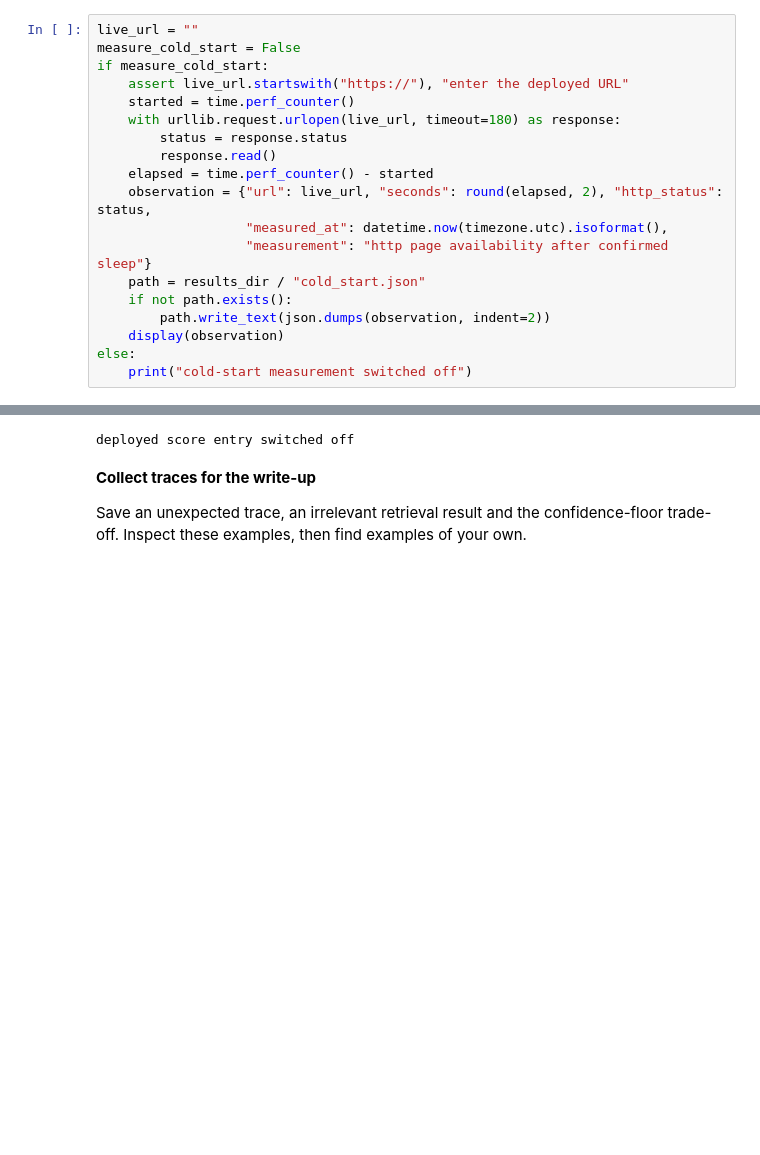
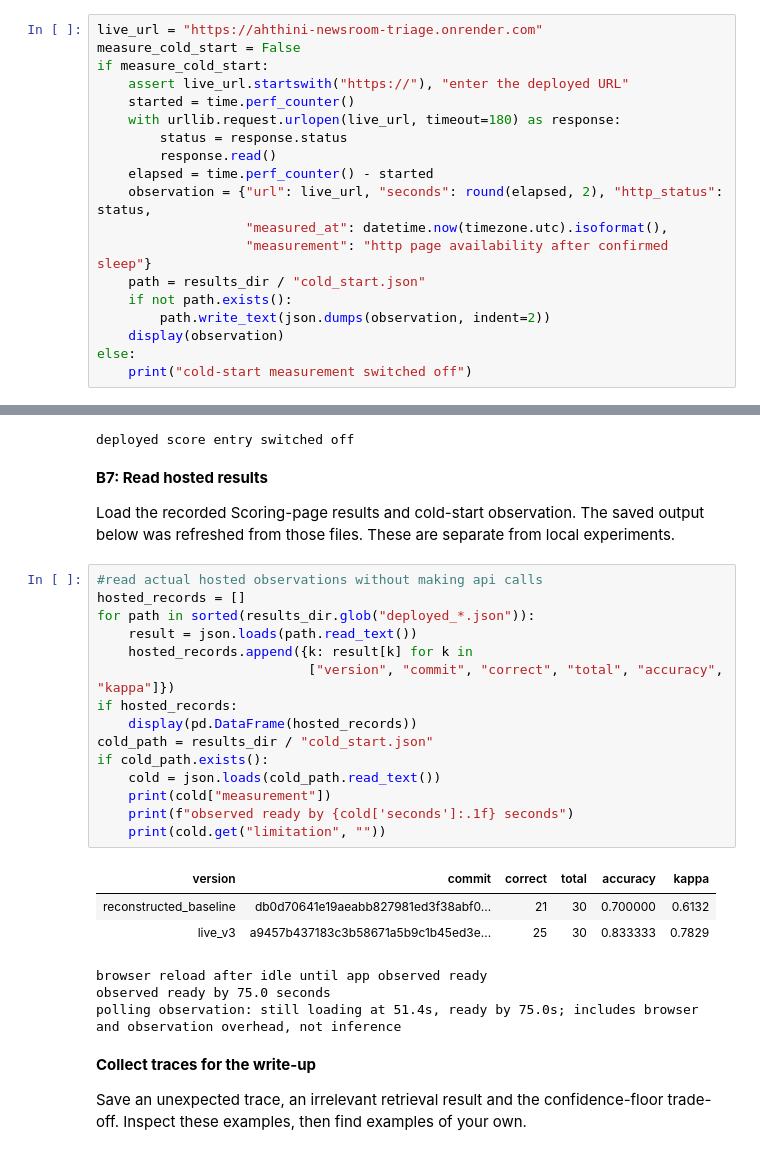
Before and after one commit to ahthini/Ahthini-LSA-AI-ML, a Jupyter notebook: Week 2/week2.ipynb, the cells around one changed output, grey strips where cells are left out. Saved outputs shown, nothing was run; the diff lists cells and outputs as text; blank space fills up the shorter version.

Commit message:
Record hosted Week 2 scores and deployment evidence

```diff
--- a/Week 2/week2.ipynb
+++ b/Week 2/week2.ipynb
@@ -572,5 +572,5 @@ Leave the hosted app idle until it sleeps, then time opening the page. This meas
 # %%
-live_url = ""
+live_url = "https://ahthini-newsroom-triage.onrender.com"
 measure_cold_start = False
 if measure_cold_start:
     assert live_url.startswith("https://"), "enter the deployed URL"
@@ -677,6 +677,32 @@ else:
     print("deployed score entry switched off")
 # %% [output]
 deployed score entry switched off
+# %% [markdown]
+**B7: Read hosted results**
+
+Load the recorded Scoring-page results and cold-start observation. The saved output below was refreshed from those files. These are separate from local experiments.
+# %%
+#read actual hosted observations without making api calls
+hosted_records = []
+for path in sorted(results_dir.glob("deployed_*.json")):
+    result = json.loads(path.read_text())
+    hosted_records.append({k: result[k] for k in
+                           ["version", "commit", "correct", "total", "accuracy", "kappa"]})
+if hosted_records:
+    display(pd.DataFrame(hosted_records))
+cold_path = results_dir / "cold_start.json"
+if cold_path.exists():
+    cold = json.loads(cold_path.read_text())
+    print(cold["measurement"])
+    print(f"observed ready by {cold['seconds']:.1f} seconds")
+    print(cold.get("limitation", ""))
+# %% [output]
+| version | commit | correct | total | accuracy | kappa |
+| reconstructed_baseline | db0d70641e19aeabb827981ed3f38abf0... | 21 | 30 | 0.700000 | 0.6132 |
+| live_v3 | a9457b437183c3b58671a5b9c1b45ed3e... | 25 | 30 | 0.833333 | 0.7829 |
+browser reload after idle until app observed ready
+observed ready by 75.0 seconds
+polling observation: still loading at 51.4s, ready by 75.0s; includes browser and observation overhead, not inference
 # %% [markdown]
 **Collect traces for the write-up**
 
```
Also changed, not shown: parts of 2 cells of this notebook, 15 other files.
